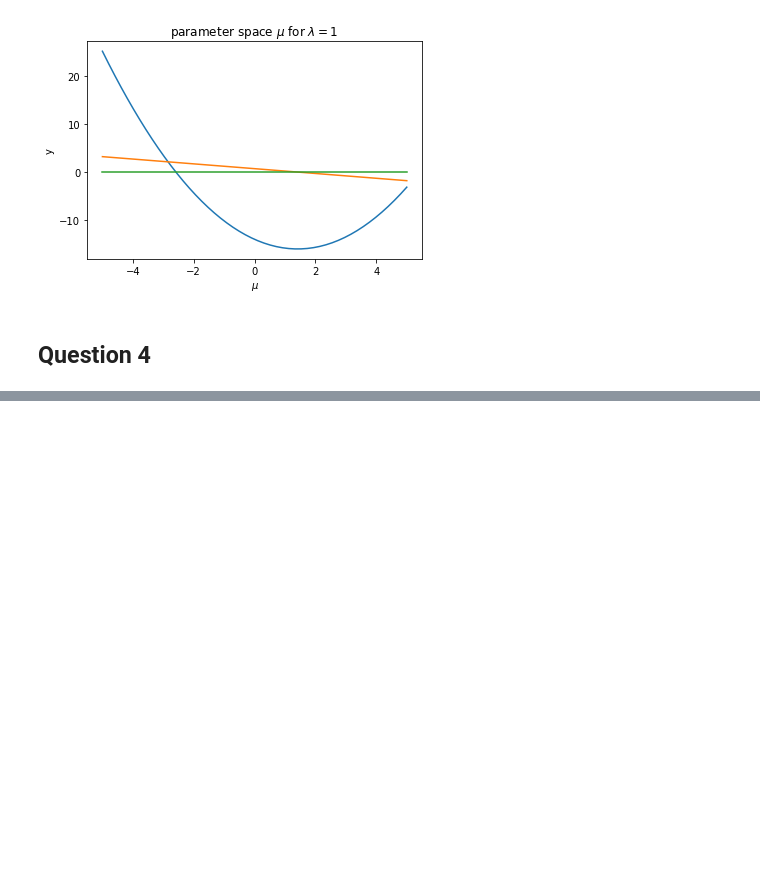
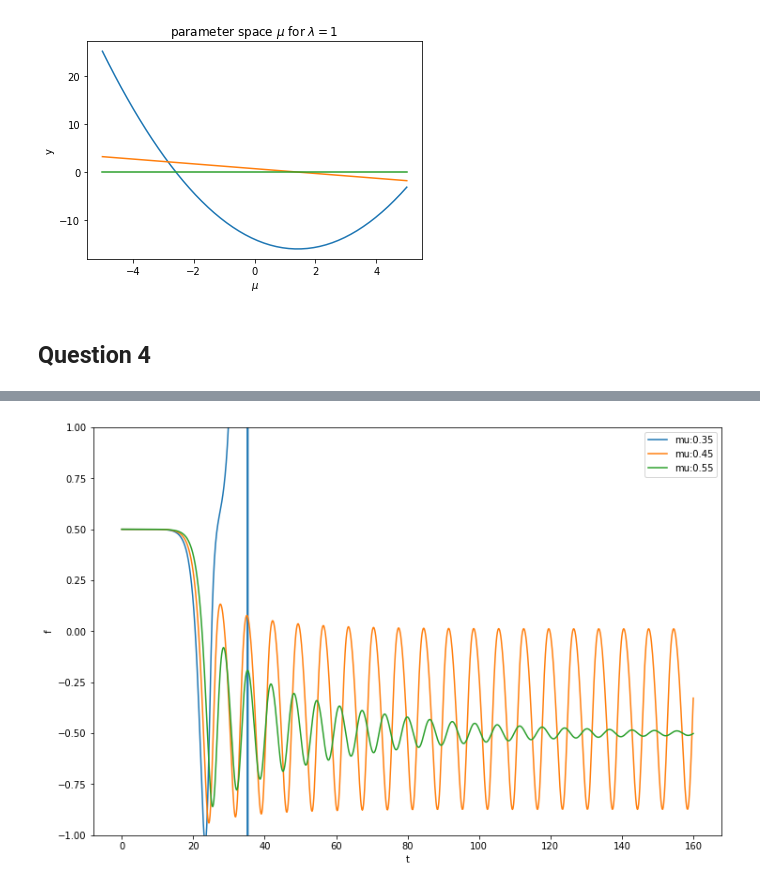
Before and after one commit to SByeUva/complex-economic-dynamics, a Jupyter notebook: hw_01.ipynb, the cells around one changed output, grey strips where cells are left out. Drawn from its saved outputs; the diff is of its cells as text; code cells hidden in the pictures; blank space fills up the shorter version.

```diff
--- a/hw_01.ipynb
+++ b/hw_01.ipynb
@@ -511,2 +423,0 @@ def rk4(func, t0, x0, tau, n, args=None, output = False):
-# %%
-x0=[0.499999, 0]
@@ -515,8 +423,0 @@ N=20000
-# %%
-args={'mu':0.55, 'lam':0.25}
-sol55, time = rk4(ff, t0, x0, 160, N, args)
-
-args={'mu':0.45, 'lam':0.25}
-sol45, time = rk4(ff, t0, x0, 160, N, args)
-args={'mu':0.35, 'lam':0.25}
-sol35, time = rk4(ff, t0, x0, 160, N, args)
@@ -544,0 +461,22 @@ plt.plot(tt[:100],solplus_35[:100])
+# %%
+def f(t, x):
+    x1 = x[0]
+    x2 = x[1]
+    result = np.array([-x2 , lam - mu*x2 - x1**2 - x1*x2])
+    return result
+
+
+t0 = 0
+x0 = np.array([0.499999, 0])
+tau = 160
+n = 1024
+
+lam = 0.25
+mus = [0.35, 0.45, 0.55]
+# %%
+trajectories = []
+times = []
+for mu in mus:
+    trajectory, time = rk4(f, t0, x0, tau, n)
+    trajectories.append(trajectory)
+    times.append(time)
@@ -544,0 +497,12 @@ plt.plot(tt[:100],solplus_35[:100])
+# %%
+plt.figure(figsize=(12,8))
+for i in range(len(trajectories)):
+    plt.plot(time[:,0], trajectories[i][:,0],label=f'mu:{mus[i]}')
+plt.ylim([-1, 1])
+plt.xlabel('t')
+plt.ylabel('f')
+plt.legend()
+plt.savefig('figures/mus.pdf',dpi=300)
+plt.show()
+# %% [output]
+[figure, added]
```
Also changed, not shown: parts of 38 cells of this notebook, 11 other files.
